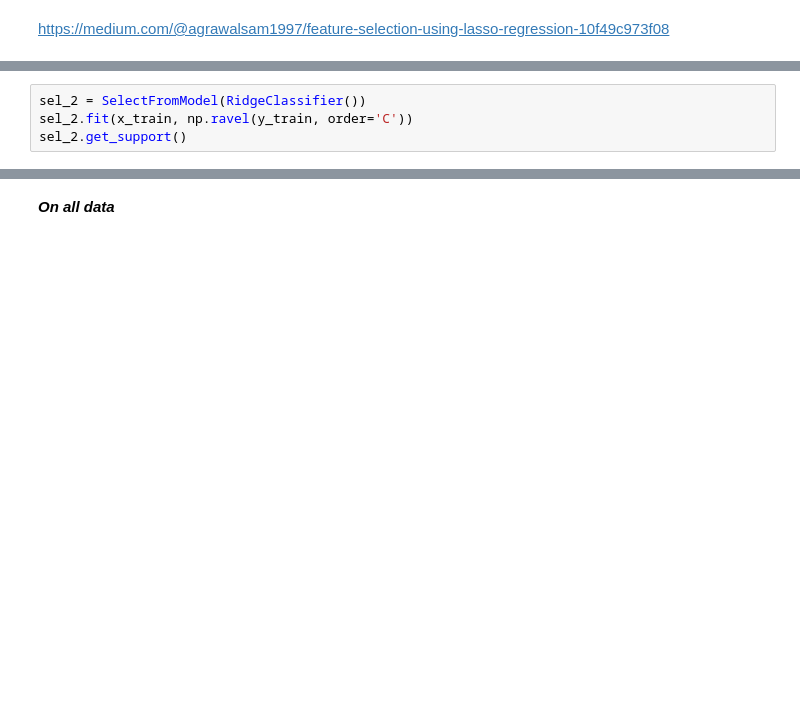
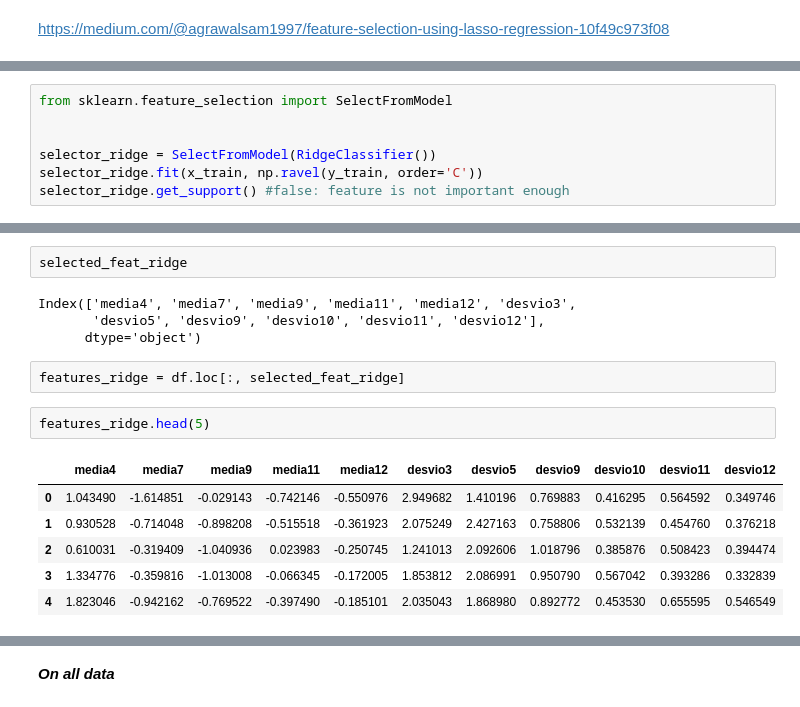
Before and after one commit to qettera/Machine-Learning-Overview, a Jupyter notebook: project.ipynb, the cells around one changed output, grey strips where cells are left out. Cells and saved outputs as stored; diff of their text form; blank space fills up the shorter version.

```diff
--- a/project.ipynb
+++ b/project.ipynb
@@ -734,4 +687,0 @@ print(confusion_matrix(y_test, y_pred_ridge))
-# %%
-sel_2 = SelectFromModel(RidgeClassifier())
-sel_2.fit(x_train, np.ravel(y_train, order='C'))
-sel_2.get_support()
@@ -782,0 +778,7 @@ results_df.append(run_lr_lda_qda(selected_feat_df_ridge, y, 'features_ridge'))
+# %%
+from sklearn.feature_selection import SelectFromModel
+
+
+selector_ridge = SelectFromModel(RidgeClassifier())
+selector_ridge.fit(x_train, np.ravel(y_train, order='C'))
+selector_ridge.get_support() #false: feature is not important enough
@@ -782,0 +798,17 @@ results_df.append(run_lr_lda_qda(selected_feat_df_ridge, y, 'features_ridge'))
+# %%
+selected_feat_ridge
+# %% [output]
+Index(['media4', 'media7', 'media9', 'media11', 'media12', 'desvio3',
+       'desvio5', 'desvio9', 'desvio10', 'desvio11', 'desvio12'],
+      dtype='object')
+# %%
+features_ridge = df.loc[:, selected_feat_ridge]
+# %%
+features_ridge.head(5)
+# %% [output]
+|  | media4 | media7 | media9 | media11 | media12 | desvio3 | desvio5 | desvio9 | desvio10 | desvio11 | desvio12 |
+| 0 | 1.043490 | -1.614851 | -0.029143 | -0.742146 | -0.550976 | 2.949682 | 1.410196 | 0.769883 | 0.416295 | 0.564592 | 0.349746 |
+| 1 | 0.930528 | -0.714048 | -0.898208 | -0.515518 | -0.361923 | 2.075249 | 2.427163 | 0.758806 | 0.532139 | 0.454760 | 0.376218 |
+| 2 | 0.610031 | -0.319409 | -1.040936 | 0.023983 | -0.250745 | 1.241013 | 2.092606 | 1.018796 | 0.385876 | 0.508423 | 0.394474 |
+| 3 | 1.334776 | -0.359816 | -1.013008 | -0.066345 | -0.172005 | 1.853812 | 2.086991 | 0.950790 | 0.567042 | 0.393286 | 0.332839 |
+| 4 | 1.823046 | -0.942162 | -0.769522 | -0.397490 | -0.185101 | 2.035043 | 1.868980 | 0.892772 | 0.453530 | 0.655595 | 0.546549 |
```
Also changed, not shown: parts of 102 cells of this notebook.
